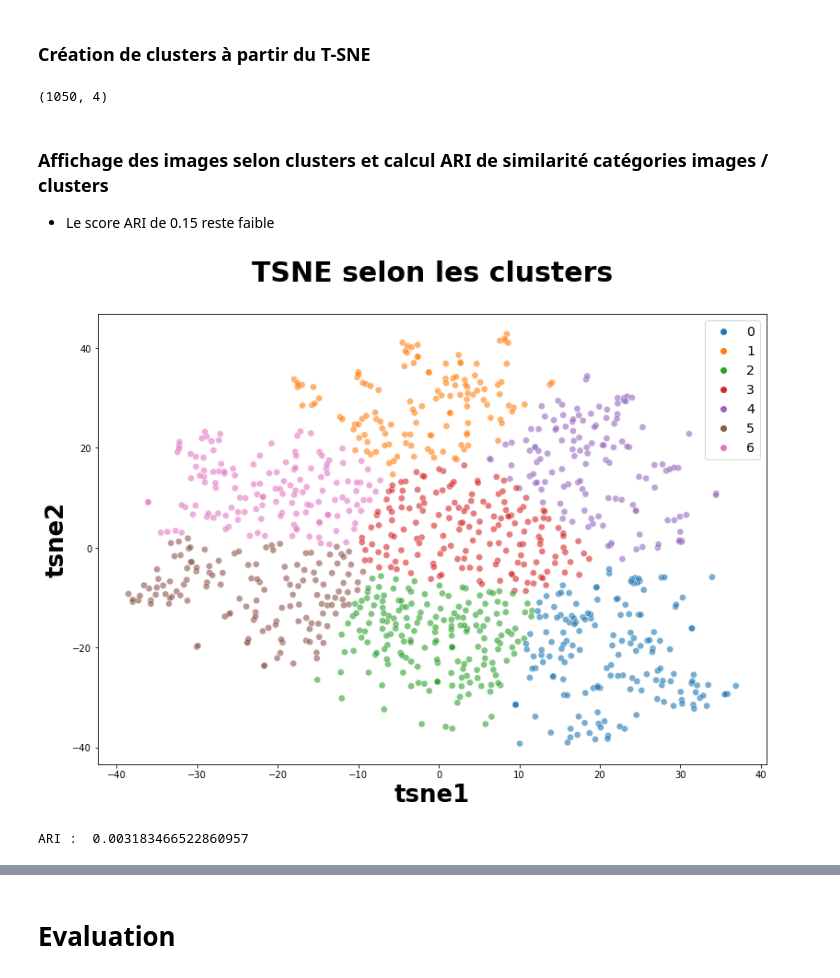
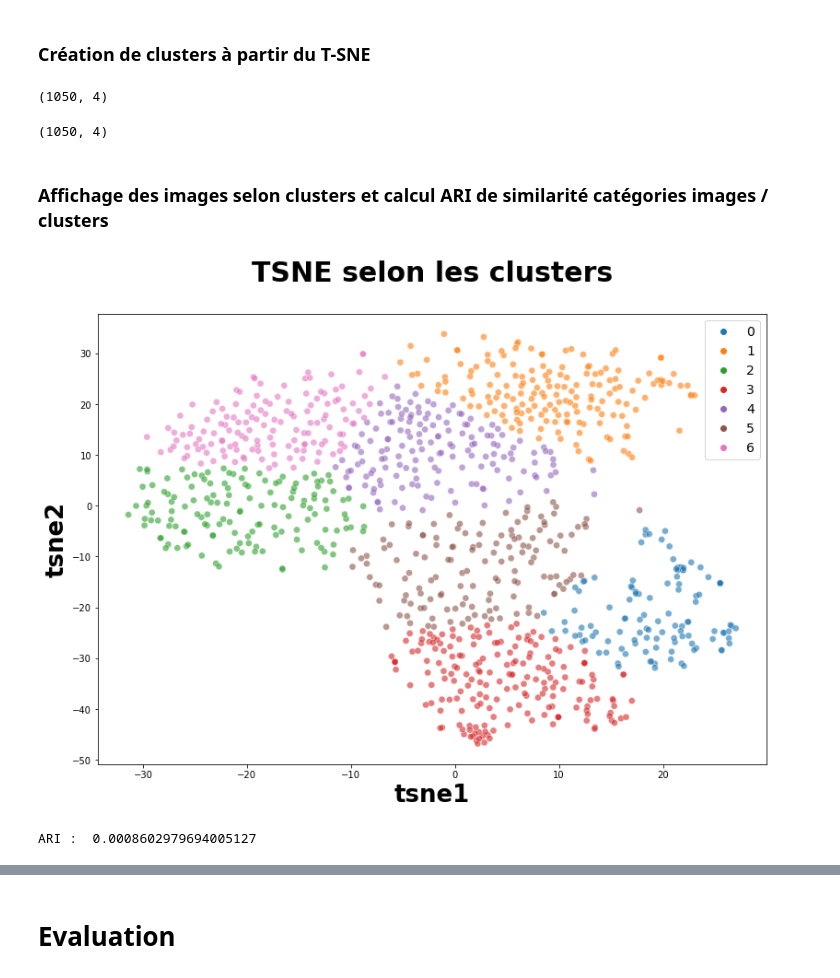
Before and after one commit to AbdulmagedALKHULAIFI/Automatic-classifer-consumer-goods, a Jupyter notebook: p6_2_IMG.ipynb, the cells around one changed output, grey strips where cells are left out. Saved outputs shown, nothing was run; the diff lists cells and outputs as text; code cells hidden in the pictures.

```diff
--- a/p6_2_IMG.ipynb
+++ b/p6_2_IMG.ipynb
@@ -585,34 +640,44 @@ plt.show()
 # %% [markdown]
 ###  Création de clusters à partir du T-SNE
 # %%
-cls = cluster.KMeans(n_clusters=7, random_state=6)
-cls.fit(X_tsne)
+def create_clusters(df_tsne,X_tsne):
+  cls = cluster.KMeans(n_clusters=7, random_state=6)
+  cls.fit(X_tsne)
 
-df_tsne["cluster"] = cls.labels_
-print(df_tsne.shape)
+  df_tsne["cluster"] = cls.labels_
+  print(df_tsne.shape)
+  return df_tsne
-# %% [output]
-(1050, 4)
+# %%
+orb_df_tsne = create_clusters(orb_df_tsne,orb_X_tsne)
+# %% [output]
+(1050, 4)
+# %%
+sift_df_tsne = create_clusters(sift_df_tsne,sift_X_tsne)
+# %% [output]
+(1050, 4)
 # %% [markdown]
 ###  Affichage des images selon clusters et calcul ARI de similarité catégories images / clusters
-* Le score ARI de 0.15 reste faible
 # %%
-plt.figure(figsize=(13,9))
-sns.scatterplot(
-    x="tsne1", y="tsne2",
-    hue="cluster",
-    palette=sns.color_palette('tab10', n_colors=7), s=50, alpha=0.6,
-    data=df_tsne,
-    legend="brief")
+def display_clusters(df_tsne):
+  plt.figure(figsize=(13,9))
+  sns.scatterplot(
+      x="tsne1", y="tsne2",
+      hue="cluster",
+      palette=sns.color_palette('tab10', n_colors=7), s=50, alpha=0.6,
+      data=df_tsne,
+      legend="brief")
 
-plt.title('TSNE selon les clusters', fontsize = 30, pad = 35, fontweight = 'bold')
-plt.xlabel('tsne1', fontsize = 26, fontweight = 'bold')
-plt.ylabel('tsne2', fontsize = 26, fontweight = 'bold')
-plt.legend(prop={'size': 14})
+  plt.title('TSNE selon les clusters', fontsize = 30, pad = 35, fontweight = 'bold')
+  plt.xlabel('tsne1', fontsize = 26, fontweight = 'bold')
+  plt.ylabel('tsne2', fontsize = 26, fontweight = 'bold')
+  plt.legend(prop={'size': 14})
 
-plt.show()
+  plt.show()
 
-labels = data["label"]
-print("ARI : ", metrics.adjusted_rand_score(labels, cls.labels_))
+  labels = data["label"]
+  print("ARI : ", metrics.adjusted_rand_score(labels, df_tsne["cluster"]))
-# %% [output]
-[figure, removed]
-ARI :  0.003183466522860957
+# %%
+display_clusters(orb_df_tsne)
+# %% [output]
+[figure, added]
+ARI :  0.0008602979694005127
```
Also changed, not shown: parts of 27 cells of this notebook.
